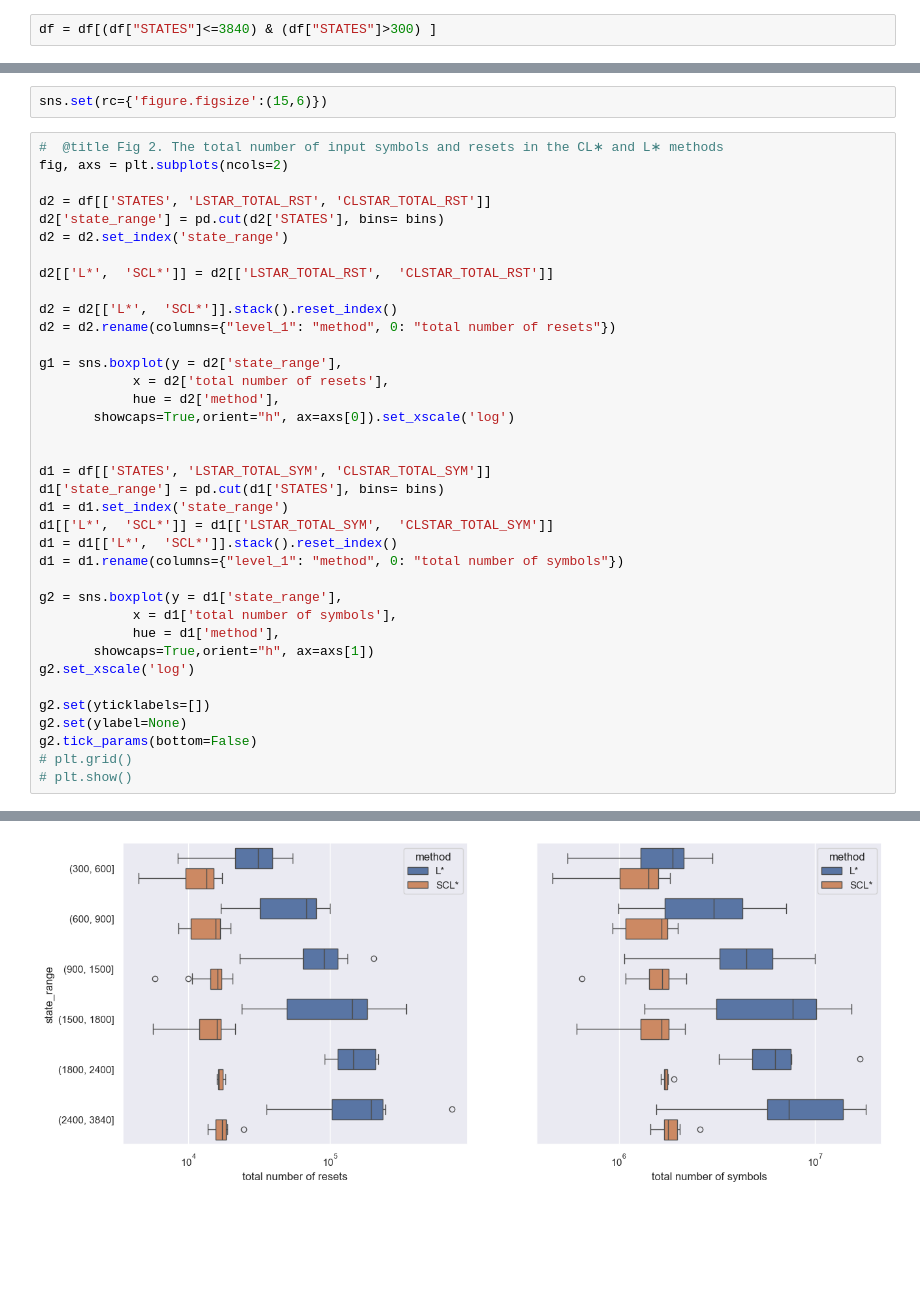
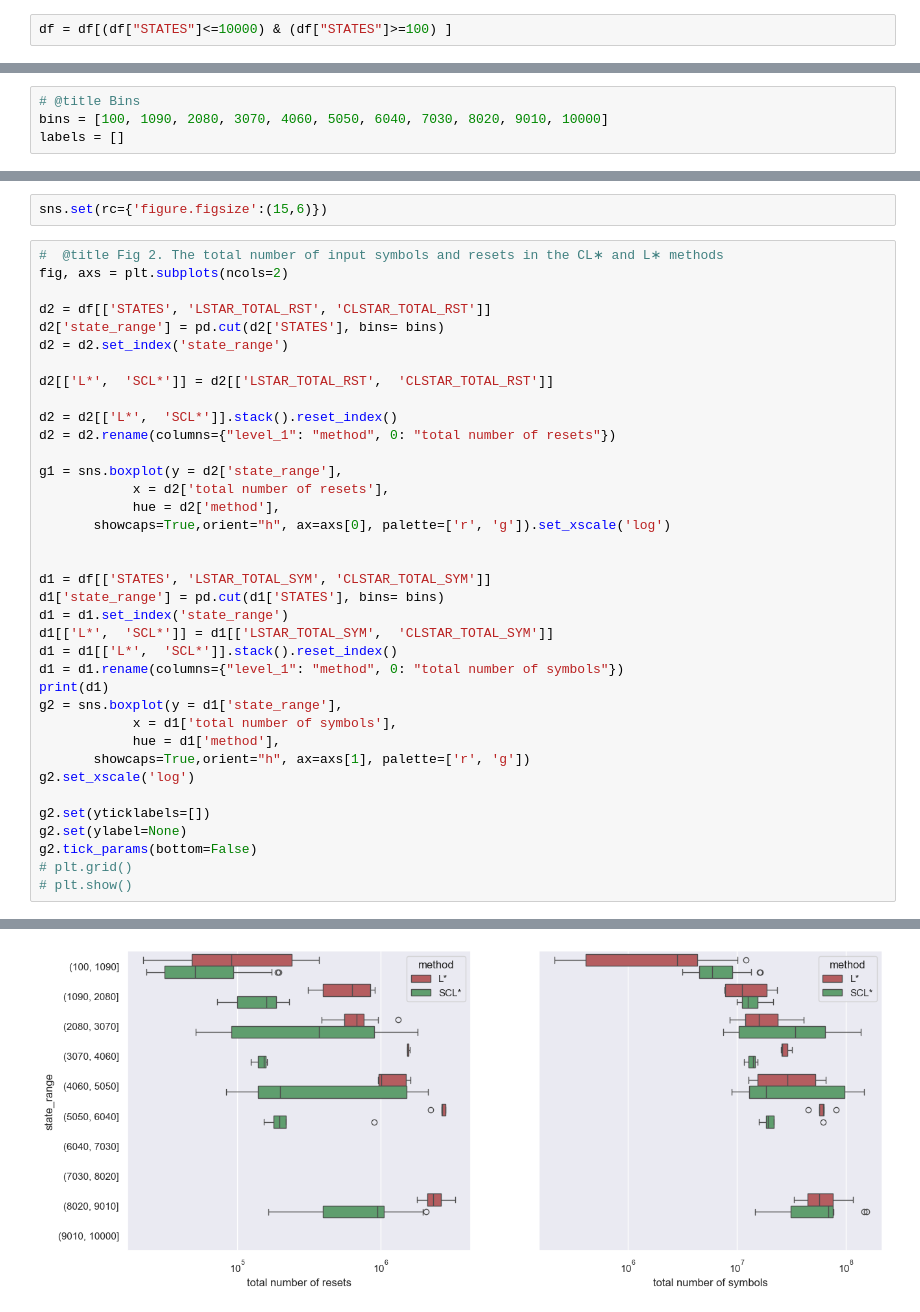
Before and after one commit to AryanBastani/SCL-Star, a Jupyter notebook: Decomposed_Learning_Results.ipynb, the cells around one changed output, grey strips where cells are left out. Saved outputs shown, nothing was run; the diff lists cells and outputs as text; blank space fills up the shorter version.

```diff
--- a/Decomposed_Learning_Results.ipynb
+++ b/Decomposed_Learning_Results.ipynb
@@ -16,7 +16,7 @@ df =  pd.read_csv('data/Results.csv',index_col=False)
 def round_data(data):
   return round(data, 3)
 # %%
-df = df[(df["STATES"]<=3840) & (df["STATES"]>300) ]
+df = df[(df["STATES"]<=10000) & (df["STATES"]>=100) ]
 # %%
 df = df.dropna(axis=1, how='all')
 df = df.dropna()
@@ -51,3 +47,7 @@ labels = []
+# %%
+# @title Bins
+bins = [100, 1090, 2080, 3070, 4060, 5050, 6040, 7030, 8020, 9010, 10000]
+labels = []
 # %% [markdown]
 We cluster the benchmark into eight categories based on the FSM’s number of states to summerize the results and illusterate them.
 # %%
@@ -270,7 +286,7 @@ d2 = d2.rename(columns={"level_1": "method", 0: "total number of resets"})
 g1 = sns.boxplot(y = d2['state_range'],
 			x = d2['total number of resets'],
 			hue = d2['method'],
-       showcaps=True,orient="h", ax=axs[0]).set_xscale('log')
+       showcaps=True,orient="h", ax=axs[0], palette=['r', 'g']).set_xscale('log')
 
 
 d1 = df[['STATES', 'LSTAR_TOTAL_SYM', 'CLSTAR_TOTAL_SYM']]
@@ -279,11 +295,11 @@ d1 = d1.set_index('state_range')
 d1[['L*',  'SCL*']] = d1[['LSTAR_TOTAL_SYM',  'CLSTAR_TOTAL_SYM']]
 d1 = d1[['L*',  'SCL*']].stack().reset_index()
 d1 = d1.rename(columns={"level_1": "method", 0: "total number of symbols"})
-
+print(d1)
 g2 = sns.boxplot(y = d1['state_range'],
 			x = d1['total number of symbols'],
 			hue = d1['method'],
-       showcaps=True,orient="h", ax=axs[1])
+       showcaps=True,orient="h", ax=axs[1], palette=['r', 'g'])
 g2.set_xscale('log')
 
 g2.set(yticklabels=[])
@@ -305,4 +335,4 @@ See the caveats in the documentation: https://pandas.pydata.org/pandas-docs/stab
-[figure, old version]
+[figure, new version]
 # %%
 # @title Fig.3: The effect of FSM size in terms of number of components and states on total number of input symbols.
 d2 = df[['STATES','CLSTAR_COMPONENTS', 'LSTAR_TOTAL_SYM', 'CLSTAR_TOTAL_SYM']]
```
Also changed, not shown: parts of 16 cells of this notebook.
